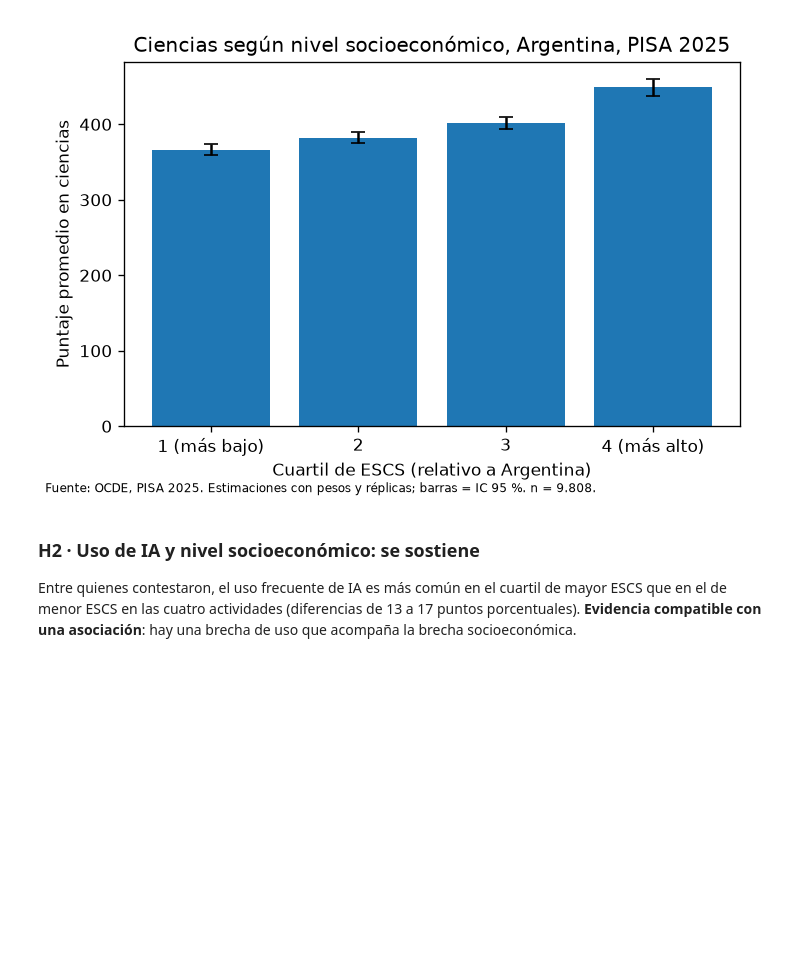
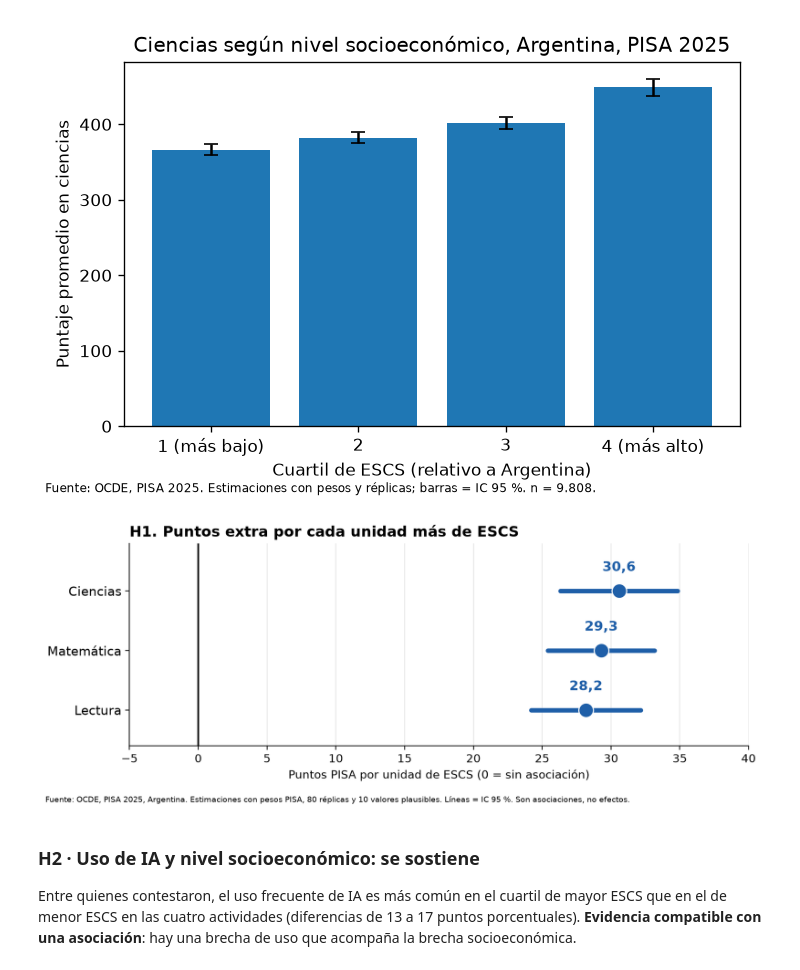
Before and after one commit to nazareno-urday/pisa-analysis-argentina, a Jupyter notebook: notebooks/07_informe_final.ipynb, the cells around one changed output. Drawn from its saved outputs; the diff is of its cells as text; code cells hidden in the pictures; blank space fills up the shorter version.

```diff
--- a/notebooks/07_informe_final.ipynb
+++ b/notebooks/07_informe_final.ipynb
@@ -111,6 +115,10 @@ Por cada unidad más de ESCS, el puntaje de ciencias es en promedio 30,6 puntos
 display(Image(filename=str(carpeta_figuras / "03_ciencias_por_cuartil_escs.png")))
 # %% [output]
 [figure]
+# %%
+display(Image(filename=str(carpeta_figuras / "06_h1_escs_rendimiento.png")))
+# %% [output]
+[figure, added]
 # %% [markdown]
 ### H2 · Uso de IA y nivel socioeconómico: se sostiene
 
```
Also changed, not shown: parts of 5 cells of this notebook.
